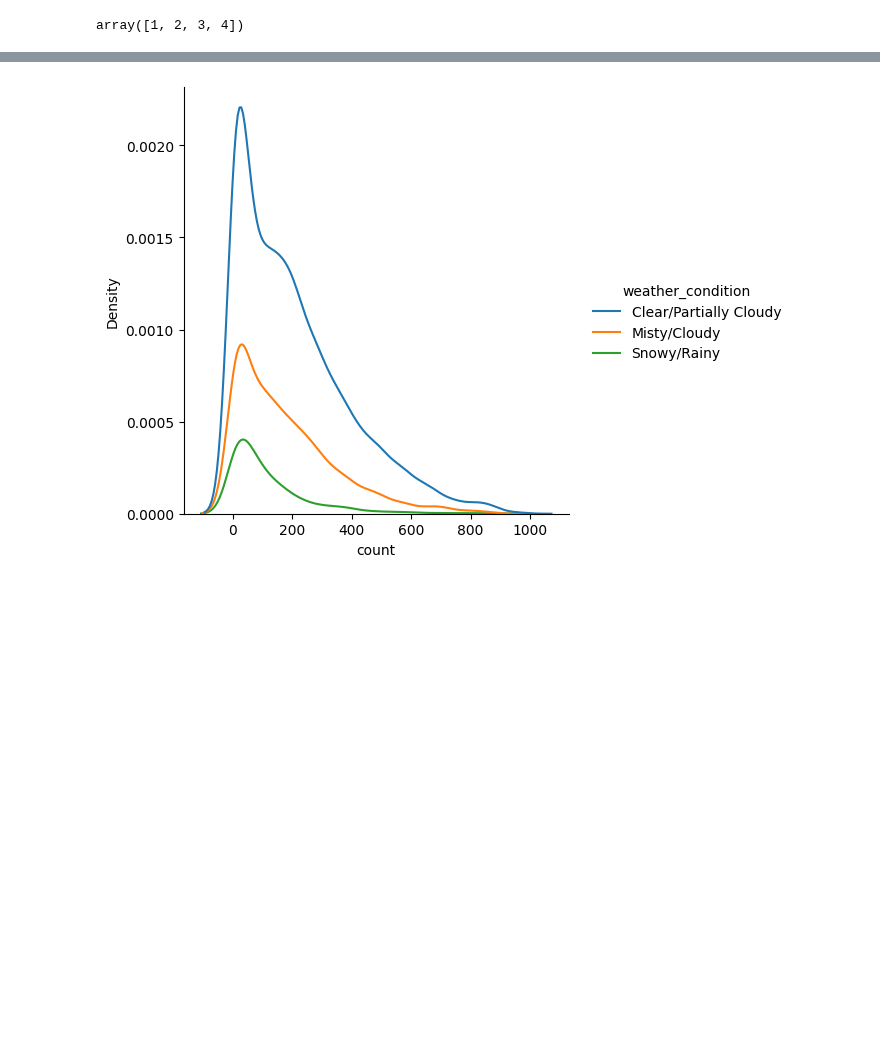
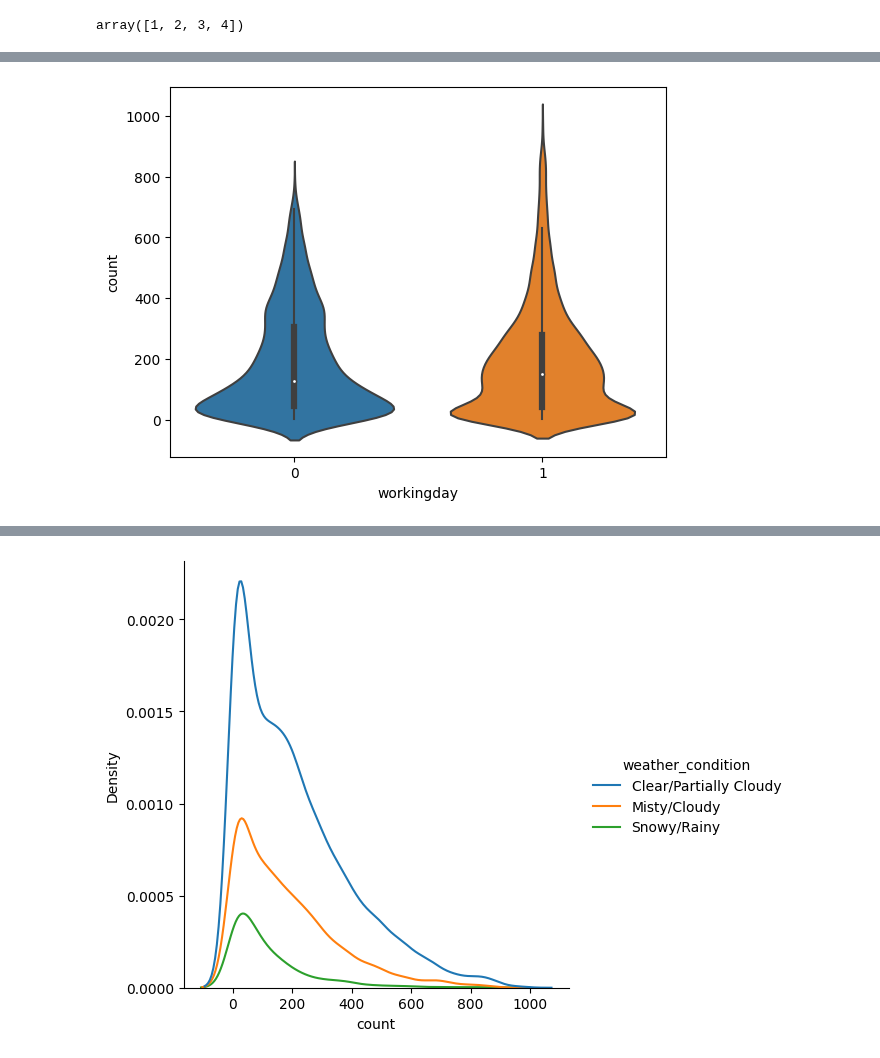
Before and after one commit to trehansalil/yulu_data_analysis, a Jupyter notebook: data_analysis.ipynb, the cells around one changed output, grey strips where cells are left out. Saved outputs shown, nothing was run; the diff lists cells and outputs as text; code cells hidden in the pictures; blank space fills up the shorter version.

```diff
--- a/data_analysis.ipynb
+++ b/data_analysis.ipynb
@@ -290,0 +298,12 @@ plt.show()
+# %%
+sns.violinplot(data=df, x='workingday', y='count')
+plt.show()
+
+# A working day v/s non-working day doesn't seem to be creating much difference whatsoever in terms of product usage.
+# We will verify this via hypothesis tests
+
+# Hypothesis 4:
+# H0: mu(w) = mu(nw), All day user usage is same irrespective workingday.
+# HA: mu(w) != mu(nw), working day Usage > Non-working day Usage.
+# %% [output]
+[figure, added]
```
Also changed, not shown: parts of 13 cells of this notebook, 3 other files.
